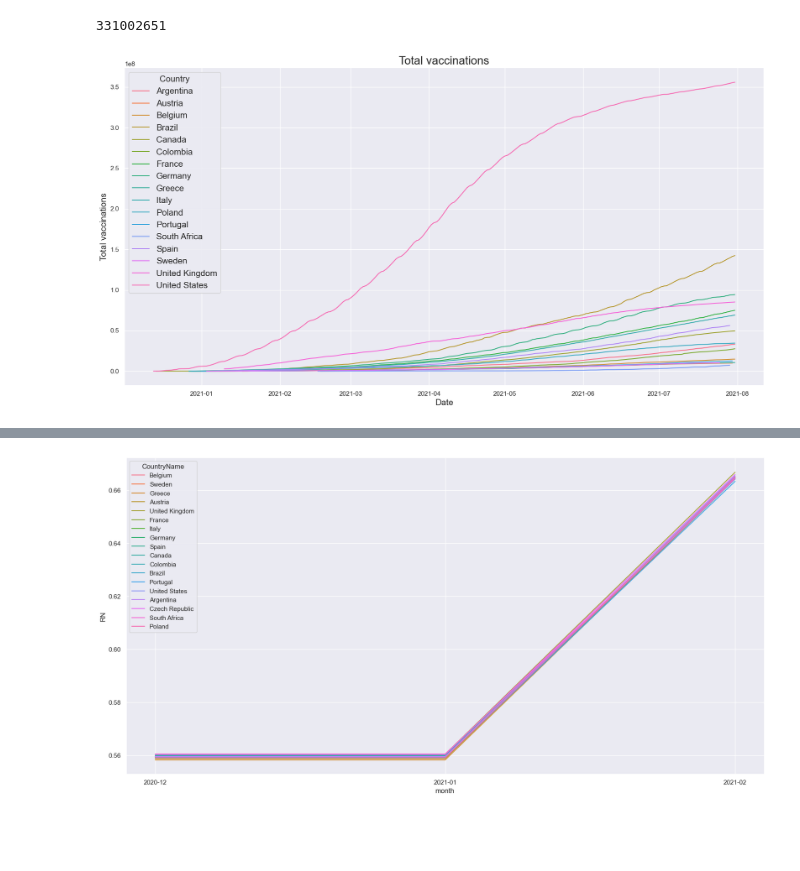
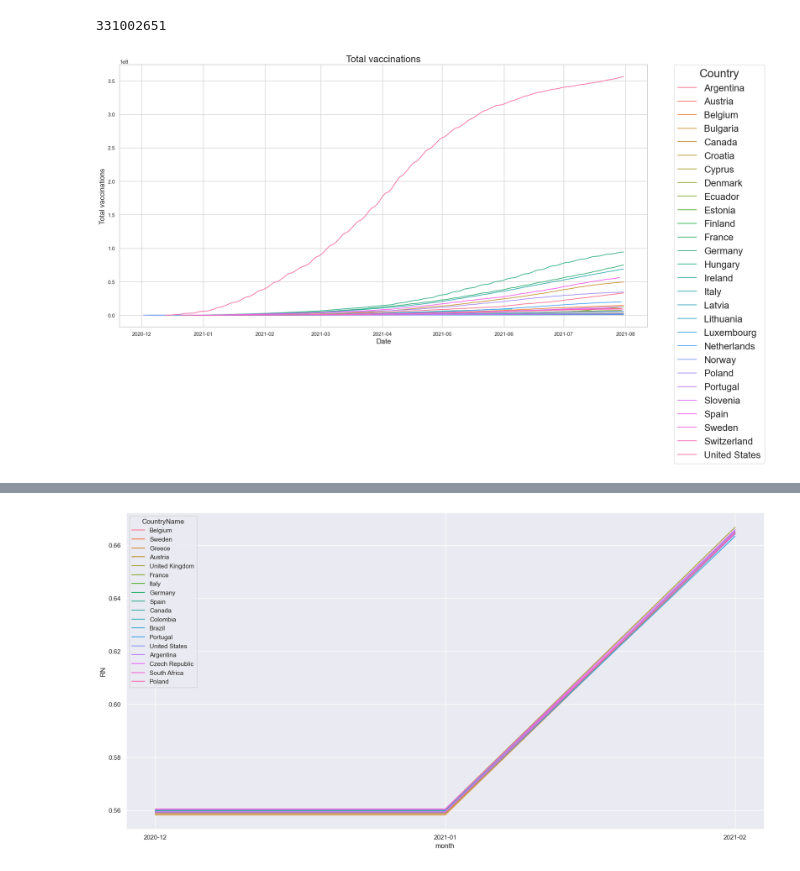
Before and after one commit to AhmedBegggaUA/result_page, a Jupyter notebook: Modelos/csv_procesor.ipynb, the cells around one changed output, grey strips where cells are left out. Drawn from its saved outputs; the diff is of its cells as text; code cells hidden in the pictures; blank space fills up the shorter version.

```diff
--- a/Modelos/csv_procesor.ipynb
+++ b/Modelos/csv_procesor.ipynb
@@ -131,19 +131,25 @@ pop_size.Population.max()
 # %% [output]
 331002651
 # %%
-
+sns.set_style("whitegrid")
+training_geos = ['Argentina', 'Austria', 'Belgium', 'Bulgaria', 'Canada', 'Croatia',
+       'Cyprus', 'Czech Republic', 'Denmark', 'Ecuador', 'Estonia', 'Finland',
+       'France', 'Germany', 'Hungary', 'Ireland', 'Italy', 'Latvia',
+       'Lithuania', 'Luxembourg', 'Netherlands',
+       'Norway', 'Poland', 'Portugal', 'Slovak Republic', 'Slovenia', 'Spain',
+       'Sweden', 'Switzerland', 'United States']
 vaccination_df = pd.read_csv("https://github.com/owid/covid-19-data/blob/master/public/data/vaccinations/vaccinations.csv?raw=true")
 # Let's get the data of the countries we are interested in
 vaccination_df = vaccination_df[vaccination_df['location'].isin(training_geos)]
 # Now let's plot the evolution of the vaccination
 plt.figure(figsize=(20, 10))
 vaccination_df['date'] = pd.to_datetime(vaccination_df['date'])
 vac = vaccination_df['date'].dt.strftime('%Y-%m')
 sns.lineplot(x="date", y="total_vaccinations", hue="location", data=vaccination_df[vaccination_df['date'] < '2021-08-01'])
 plt.title('Total vaccinations', fontsize=20)
 plt.xlabel('Date', fontsize=15)
 plt.ylabel('Total vaccinations', fontsize=15)
-plt.legend(loc='upper left',  title='Country', title_fontsize=15, fontsize=15)
+plt.legend(bbox_to_anchor=(1.05, 1), loc=2, borderaxespad=0., fontsize=20, title='Country', title_fontsize=24)
 plt.show()
 # %% [output]
-[figure, old version]
+[figure, new version]
```
Also changed, not shown: parts of 1 cell of this notebook, 1 other file.
